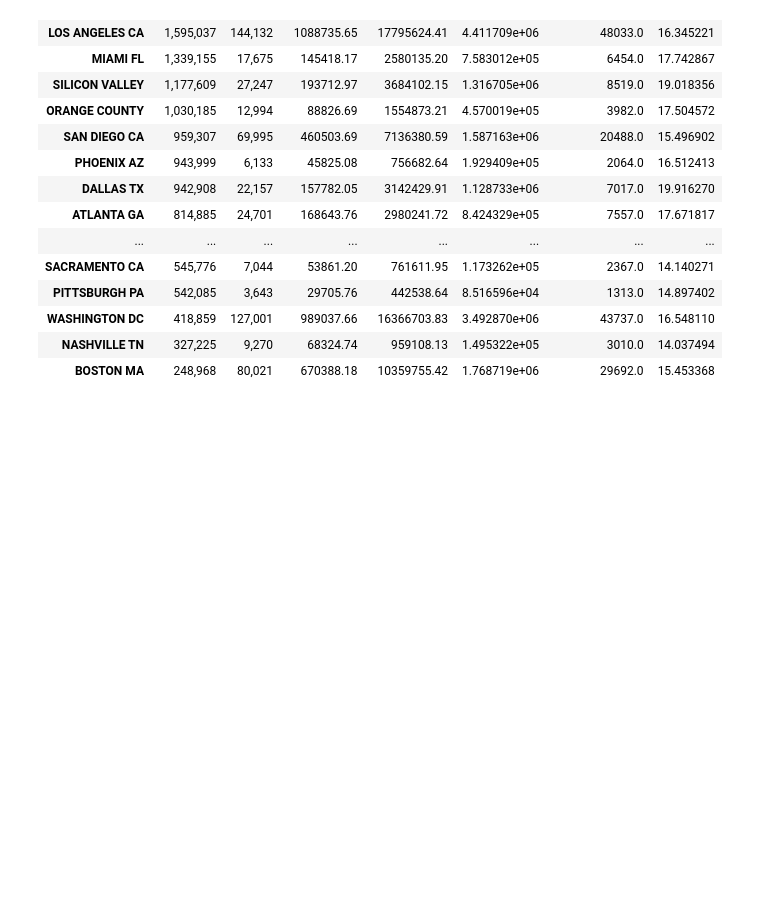
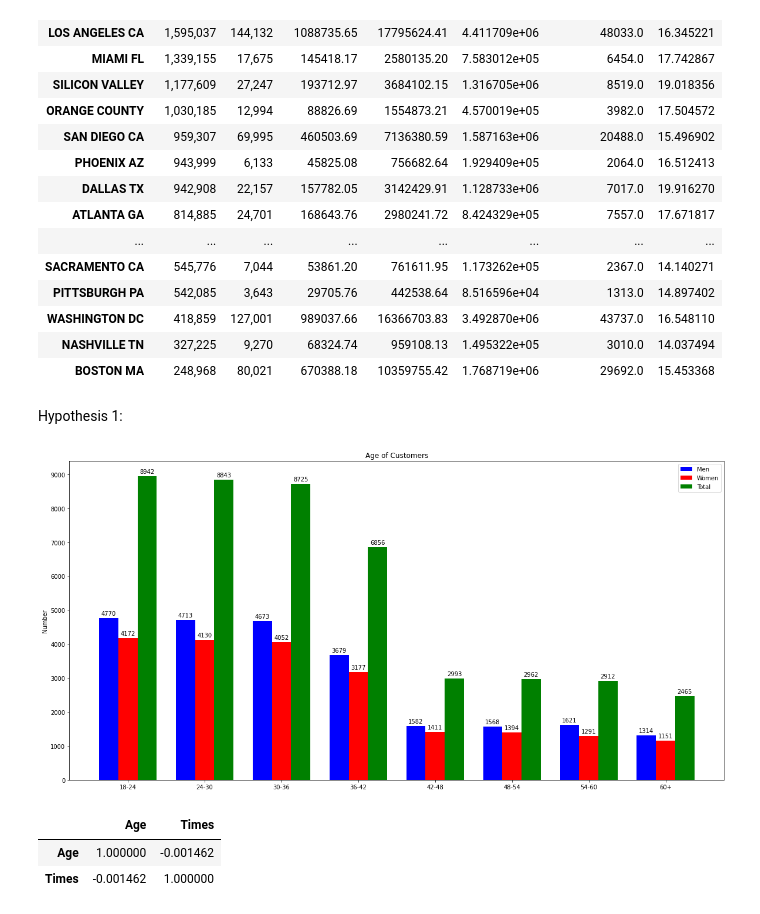
Before and after one commit to richardzzhang/Cab, a Jupyter notebook: Cab.ipynb, the cells around one changed output. Drawn from its saved outputs; the diff is of its cells as text; code cells hidden in the pictures; blank space fills up the shorter version.

```diff
--- a/Cab.ipynb
+++ b/Cab.ipynb
@@ -63,3 +77,38 @@ df2
 | WASHINGTON DC | 418,859 | 127,001 | 989037.66 | 16366703.83 | 3.492870e+06 | 43737.0 | 16.548110 |
 | NASHVILLE TN | 327,225 | 9,270 | 68324.74 | 959108.13 | 1.495322e+05 | 3010.0 | 14.037494 |
 | BOSTON MA | 248,968 | 80,021 | 670388.18 | 10359755.42 | 1.768719e+06 | 29692.0 | 15.453368 |
+# %% [markdown]
+Hypothesis 1:
+# %%
+# age and # of customers
+age_interval = ['18-24','24-30','30-36','36-42','42-48','48-54','54-60','60+']
+a = df1[['Customer ID','Age','Gender']].drop_duplicates(subset='Customer ID')[['Age','Gender']]
+age_m = a[a.Gender=='Male'].groupby(by=pd.cut(a[a.Gender=='Male']['Age'], np.arange(18, 67, 6))).count()['Age']
+age_f = a[a.Gender=='Female'].groupby(by=pd.cut(a[a.Gender=='Female']['Age'], np.arange(18, 67, 6))).count()['Age']
+age_t = age_m + age_f
+x = np.arange(len(age_interval))
+width = 0.25
+fig1, ax1 = plt.subplots(figsize=(20,10))
+rects1 = ax1.bar(x - width, age_m, width, label='Men', color='blue')
+rects2 = ax1.bar(x, age_f, width, label='Women', color='red')
+rects3 = ax1.bar(x + width, age_t, width, label='Total',color='green')
+ax1.set_ylabel('Number')
+ax1.set_title('Age of Customers')
+ax1.set_xticks(x)
+ax1.set_yticks(np.arange(0,9001,1000))
+ax1.set_xticklabels(age_interval)
+ax1.legend()
+ax1.bar_label(rects1, padding=3)
+ax1.bar_label(rects2, padding=3)
+ax1.bar_label(rects3, padding=3)
+plt.show()
+# %% [output]
+[figure, added]
+# %%
+b = df1[['Customer ID','Age']].drop_duplicates(subset='Customer ID').sort_values(by='Customer ID').reset_index().drop('index',axis=1)
+b['Times'] = df1.groupby(by='Customer ID').count().reset_index()['Age']
+b[['Age','Times']].corr()
+# %% [output]
+|  | Age | Times |
+| Age | 1.000000 | -0.001462 |
+| Times | -0.001462 | 1.000000 |
```
Also changed, not shown: parts of 2 cells of this notebook.
